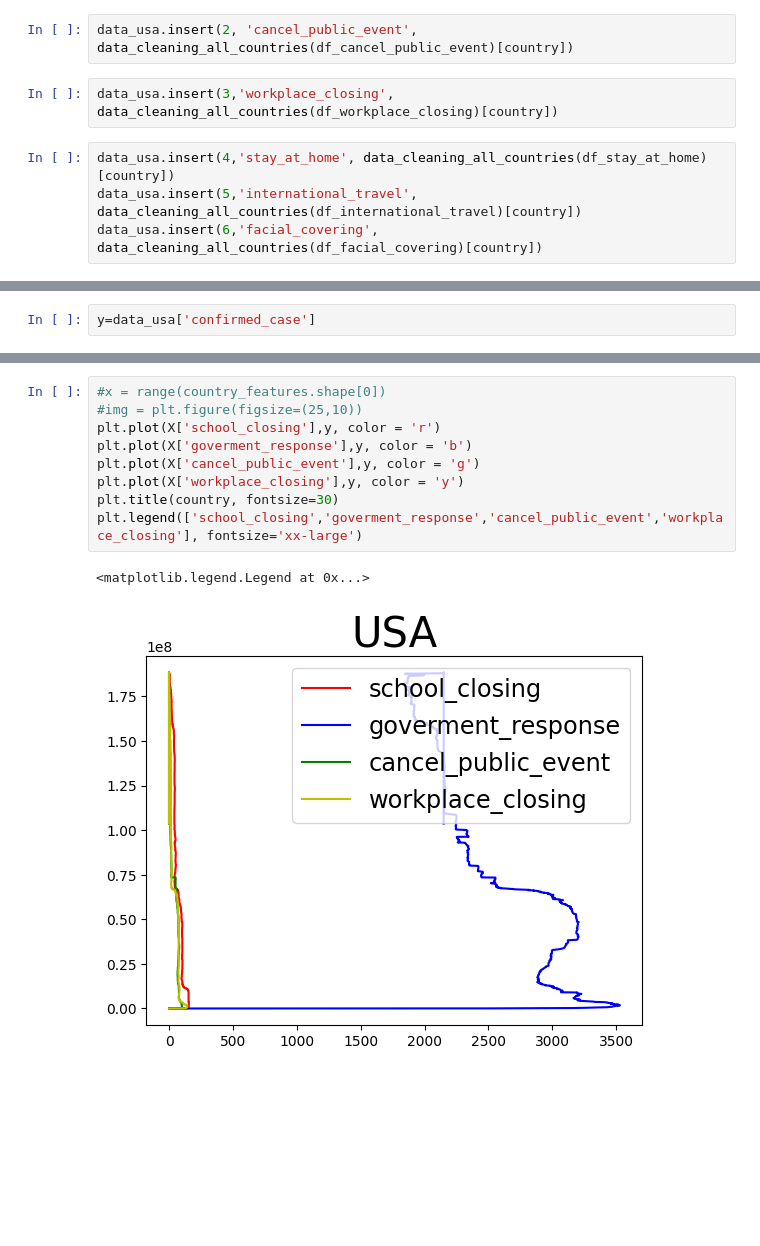
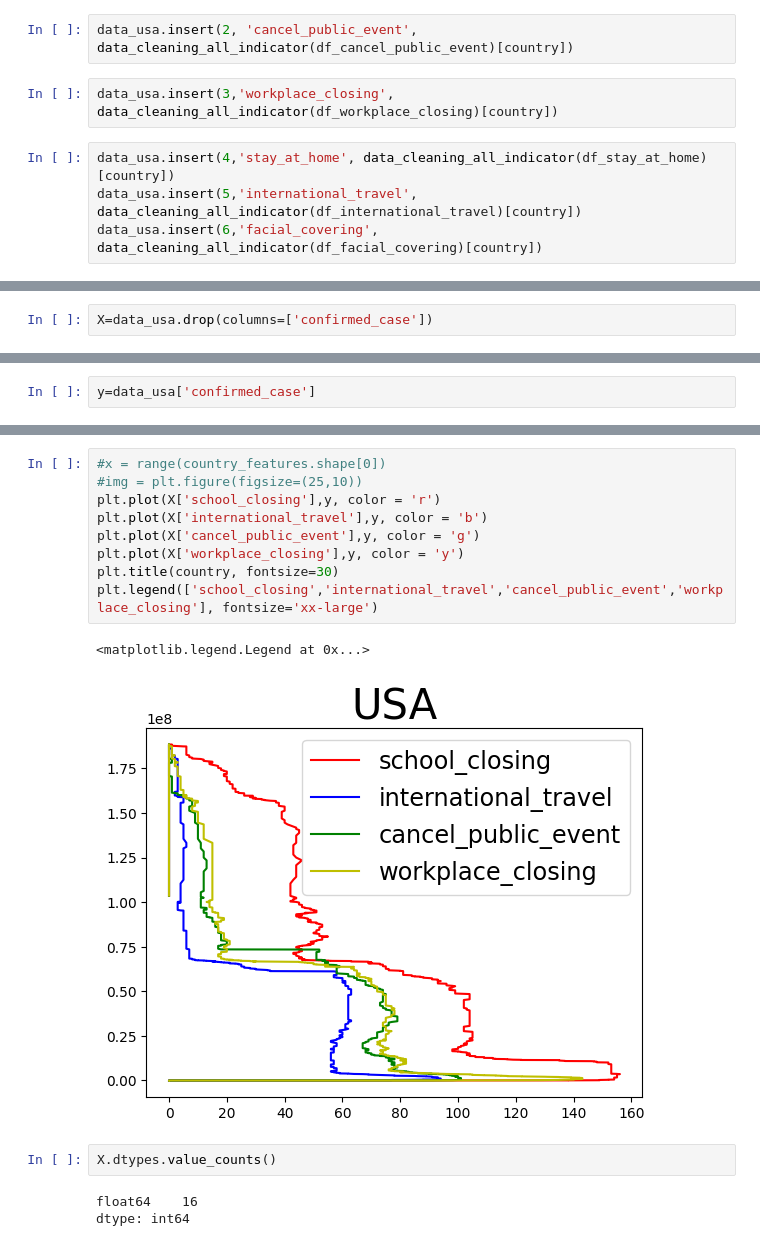
Before and after one commit to tekadata/covid_time_series_prediction, a Jupyter notebook: notebooks/Data_analysis-multiple_data.ipynb, the cells around one changed output, grey strips where cells are left out. Saved outputs shown, nothing was run; the diff lists cells and outputs as text; blank space fills up the shorter version.

```diff
--- a/notebooks/Data_analysis-multiple_data.ipynb
+++ b/notebooks/Data_analysis-multiple_data.ipynb
@@ -186,12 +234,12 @@ data_usa
 980 rows × 12 columns
 # %%
-data_usa.insert(2, 'cancel_public_event', data_cleaning_all_countries(df_cancel_public_event)[country])
+data_usa.insert(2, 'cancel_public_event', data_cleaning_all_indicator(df_cancel_public_event)[country])
 # %%
-data_usa.insert(3,'workplace_closing', data_cleaning_all_countries(df_workplace_closing)[country])
+data_usa.insert(3,'workplace_closing', data_cleaning_all_indicator(df_workplace_closing)[country])
 # %%
-data_usa.insert(4,'stay_at_home', data_cleaning_all_countries(df_stay_at_home)[country])
-data_usa.insert(5,'international_travel', data_cleaning_all_countries(df_international_travel)[country])
-data_usa.insert(6,'facial_covering', data_cleaning_all_countries(df_facial_covering)[country])
+data_usa.insert(4,'stay_at_home', data_cleaning_all_indicator(df_stay_at_home)[country])
+data_usa.insert(5,'international_travel', data_cleaning_all_indicator(df_international_travel)[country])
+data_usa.insert(6,'facial_covering', data_cleaning_all_indicator(df_facial_covering)[country])
 # %%
 data_usa
 # %% [output]
@@ -212,0 +296,2 @@ X=data_usa.drop(columns=['confirmed_case','day-2','day-3','day-4','day-5','day-6
+# %%
+X=data_usa.drop(columns=['confirmed_case'])
@@ -235,12 +349,17 @@ plt.show()
 # %%
 #x = range(country_features.shape[0])
 #img = plt.figure(figsize=(25,10))
 plt.plot(X['school_closing'],y, color = 'r')
-plt.plot(X['goverment_response'],y, color = 'b')
+plt.plot(X['international_travel'],y, color = 'b')
 plt.plot(X['cancel_public_event'],y, color = 'g')
 plt.plot(X['workplace_closing'],y, color = 'y')
 plt.title(country, fontsize=30)
-plt.legend(['school_closing','goverment_response','cancel_public_event','workplace_closing'], fontsize='xx-large')
+plt.legend(['school_closing','international_travel','cancel_public_event','workplace_closing'], fontsize='xx-large')
 # %% [output]
 <matplotlib.legend.Legend at 0x...>
-[figure, old version]
+[figure, new version]
+# %%
+X.dtypes.value_counts()
+# %% [output]
+float64    16
+dtype: int64
```
Also changed, not shown: parts of 23 cells of this notebook.
